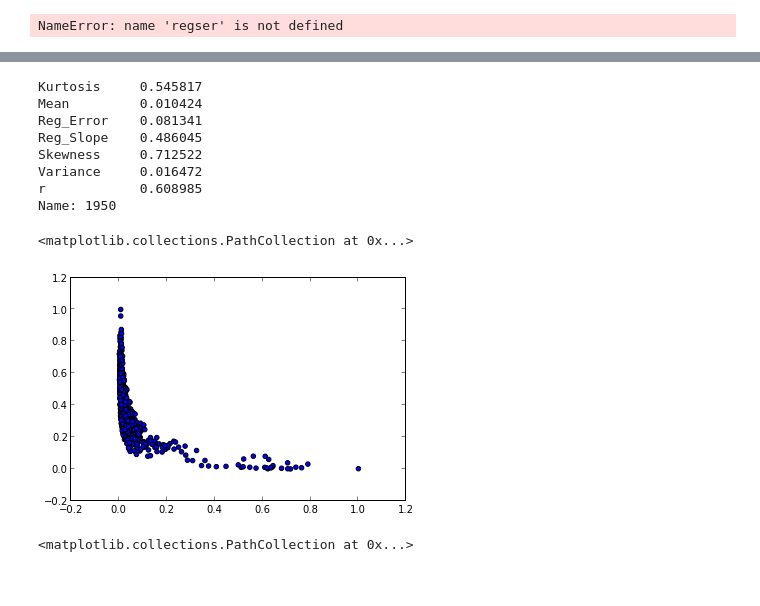
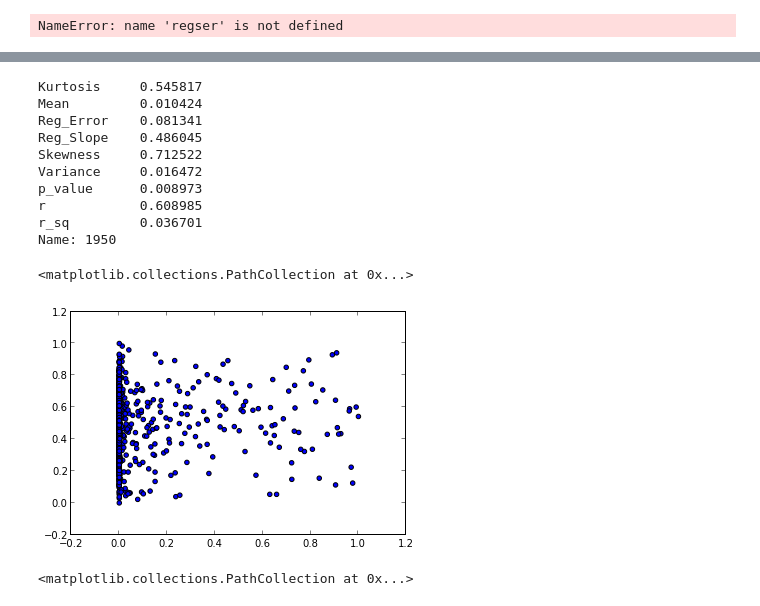
Before and after one commit to ahane/i290-project, a Jupyter notebook: Cluster_metrics.ipynb, the cells around one changed output, grey strips where cells are left out. Drawn from its saved outputs; the diff is of its cells as text; code cells hidden in the pictures.

```diff
--- a/Cluster_metrics.ipynb
+++ b/Cluster_metrics.ipynb
@@ -130,7 +132,7 @@ def kurtosis(series):
     return ((cubed.sum())/(len(series)*s**4))-3
 # %%
 from scipy import stats
-agg_df = {'Word': [], 'Mean': [], 'Variance': [], 'Skewness': [], 'Kurtosis': [], 'Reg_Slope': [], 'Reg_Error': [], 'r': []}
+agg_df = {'Word': [], 'Mean': [], 'Variance': [], 'Skewness': [], 'Kurtosis': [], 'Reg_Slope': [], 'Reg_Error': [], 'r': [], 'p_value': []}
 
 for word in normalized_by_word.columns:
     agg_df['Word'].append(word)
@@ -142,5 +144,6 @@ for word in normalized_by_word.columns:
     agg_df['Reg_Slope'].append(slope)
     agg_df['Reg_Error'].append(std_err)
     agg_df['r'].append(r_value)
+    agg_df['p_value'].append(p_value)
 # %%
 metrics = DataFrame(agg_df)
@@ -147,3 +165,3 @@ metrics = DataFrame(agg_df)
 # %%
-metrics.sort(columns = ['rnew cluster'], ascending= False)[:30]
+metrics.sort(columns = ['Reg_Error'], ascending = True)[:50]
 # %% [output]
@@ -168,8 +185,10 @@ metrics.sort(columns = ['rnew cluster'], ascending= False)[:30]
 # %%
 metrics = metrics.set_index('Word')
+# %%
+metrics['r_sq'] = metrics['r'].apply(lambda x: x**2)
 # %%
 
 metrics_norm = (metrics - metrics.min())/(metrics.max() - metrics.min())
 # %%
-metrics_norm.sort(columns = ['Mean'], ascending= False)[:30]
+metrics_norm.sort(columns = ['Mean'], ascending= True)[:30]
 # %% [output]
@@ -200,13 +219,15 @@ Reg_Error    0.081341
 Reg_Slope    0.486045
 Skewness     0.712522
 Variance     0.016472
+p_value      0.008973
 r            0.608985
+r_sq         0.036701
 Name: 1950
 # %%
-plt.scatter(metrics_norm['Kurtosis'], metrics_norm['Mean'])
+plt.scatter(metrics_norm['p_value'], metrics_norm['Reg_Error'])
 # %% [output]
 <matplotlib.collections.PathCollection at 0x...>
-[figure, old version]
+[figure, new version]
 # %%
 plt.scatter(metrics['r'], metrics['Skewness'])
 # %% [output]
```
Also changed, not shown: parts of 18 cells of this notebook.
